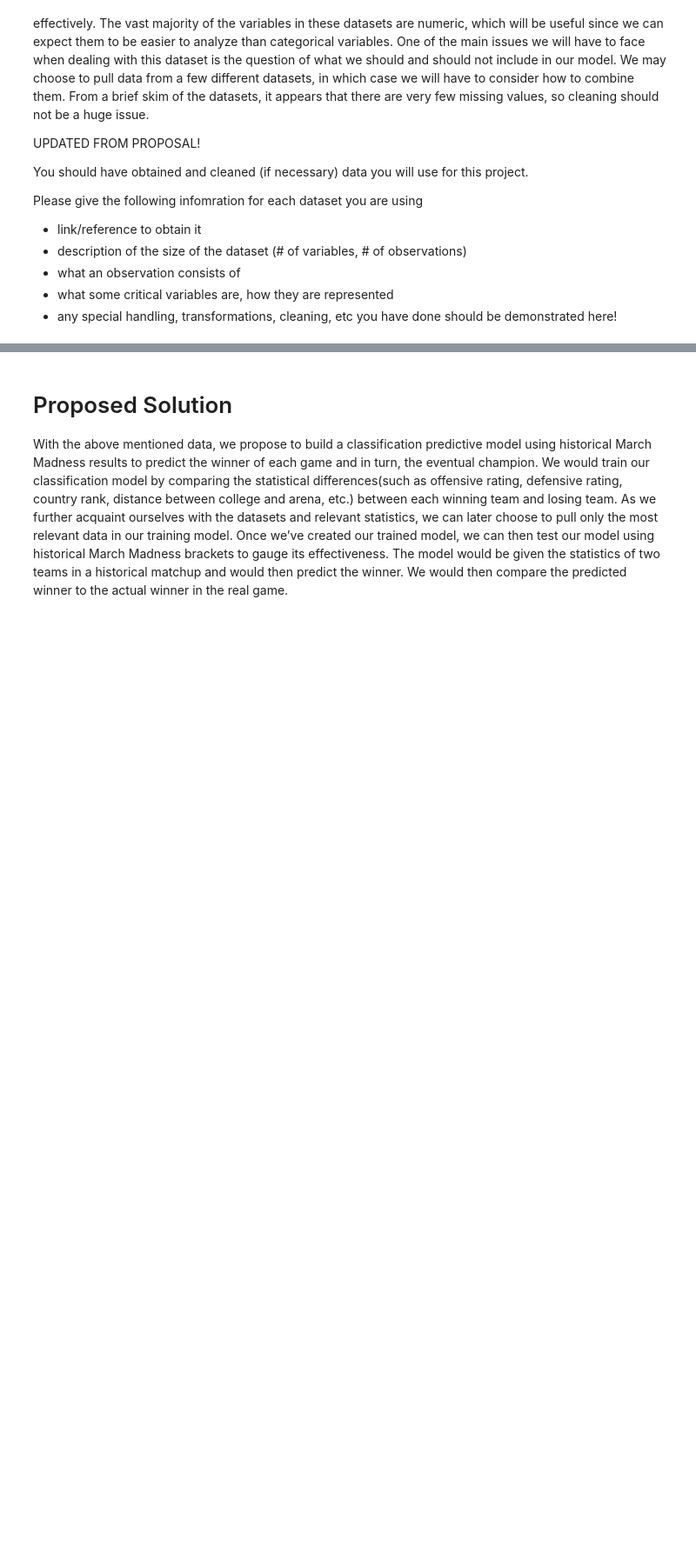
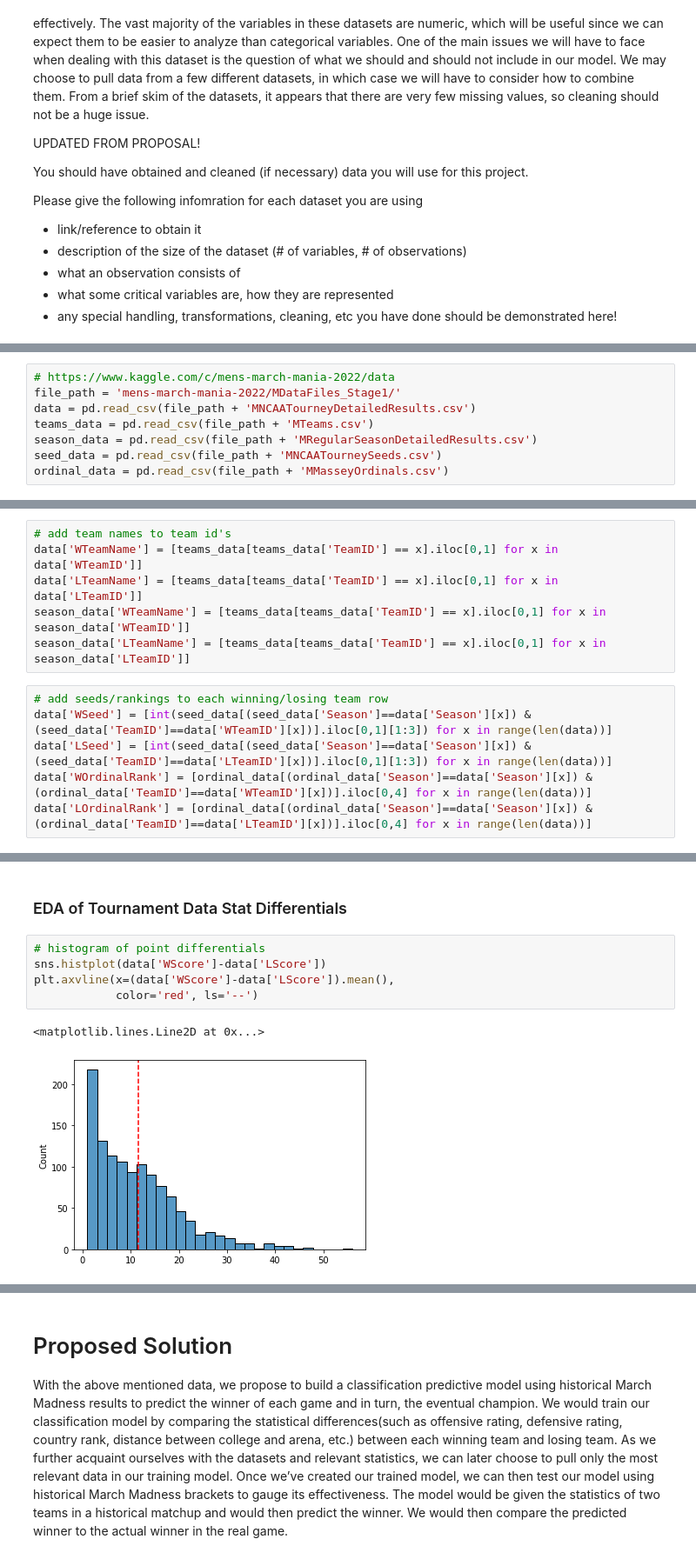
Before and after one commit to COGS118A/Group006-Sp22, a Jupyter notebook: Checkpoint_group006.ipynb, the cells around one changed output, grey strips where cells are left out. Shown at 87% size. Saved outputs shown, nothing was run; the diff lists cells and outputs as text; blank space fills up the shorter version.

```diff
--- a/Checkpoint_group006.ipynb
+++ b/Checkpoint_group006.ipynb
@@ -43,0 +51,8 @@ Please give the following infomration for each dataset you are using
+# %%
+# https://www.kaggle.com/c/mens-march-mania-2022/data
+file_path = 'mens-march-mania-2022/MDataFiles_Stage1/'
+data = pd.read_csv(file_path + 'MNCAATourneyDetailedResults.csv')
+teams_data = pd.read_csv(file_path + 'MTeams.csv')
+season_data = pd.read_csv(file_path + 'MRegularSeasonDetailedResults.csv')
+seed_data = pd.read_csv(file_path + 'MNCAATourneySeeds.csv')
+ordinal_data = pd.read_csv(file_path + 'MMasseyOrdinals.csv')
@@ -43,0 +149,12 @@ Please give the following infomration for each dataset you are using
+# %%
+# add team names to team id's
+data['WTeamName'] = [teams_data[teams_data['TeamID'] == x].iloc[0,1] for x in data['WTeamID']]
+data['LTeamName'] = [teams_data[teams_data['TeamID'] == x].iloc[0,1] for x in data['LTeamID']]
+season_data['WTeamName'] = [teams_data[teams_data['TeamID'] == x].iloc[0,1] for x in season_data['WTeamID']]
+season_data['LTeamName'] = [teams_data[teams_data['TeamID'] == x].iloc[0,1] for x in season_data['LTeamID']]
+# %%
+# add seeds/rankings to each winning/losing team row
+data['WSeed'] = [int(seed_data[(seed_data['Season']==data['Season'][x]) & (seed_data['TeamID']==data['WTeamID'][x])].iloc[0,1][1:3]) for x in range(len(data))]
+data['LSeed'] = [int(seed_data[(seed_data['Season']==data['Season'][x]) & (seed_data['TeamID']==data['LTeamID'][x])].iloc[0,1][1:3]) for x in range(len(data))]
+data['WOrdinalRank'] = [ordinal_data[(ordinal_data['Season']==data['Season'][x]) & (ordinal_data['TeamID']==data['WTeamID'][x])].iloc[0,4] for x in range(len(data))]
+data['LOrdinalRank'] = [ordinal_data[(ordinal_data['Season']==data['Season'][x]) & (ordinal_data['TeamID']==data['LTeamID'][x])].iloc[0,4] for x in range(len(data))]
@@ -43,0 +203,10 @@ Please give the following infomration for each dataset you are using
+# %% [markdown]
+### EDA of Tournament Data Stat Differentials
+# %%
+# histogram of point differentials
+sns.histplot(data['WScore']-data['LScore'])
+plt.axvline(x=(data['WScore']-data['LScore']).mean(),
+            color='red', ls='--')
+# %% [output]
+<matplotlib.lines.Line2D at 0x...>
+[figure, added]
```
Also changed, not shown: parts of 31 cells of this notebook.
